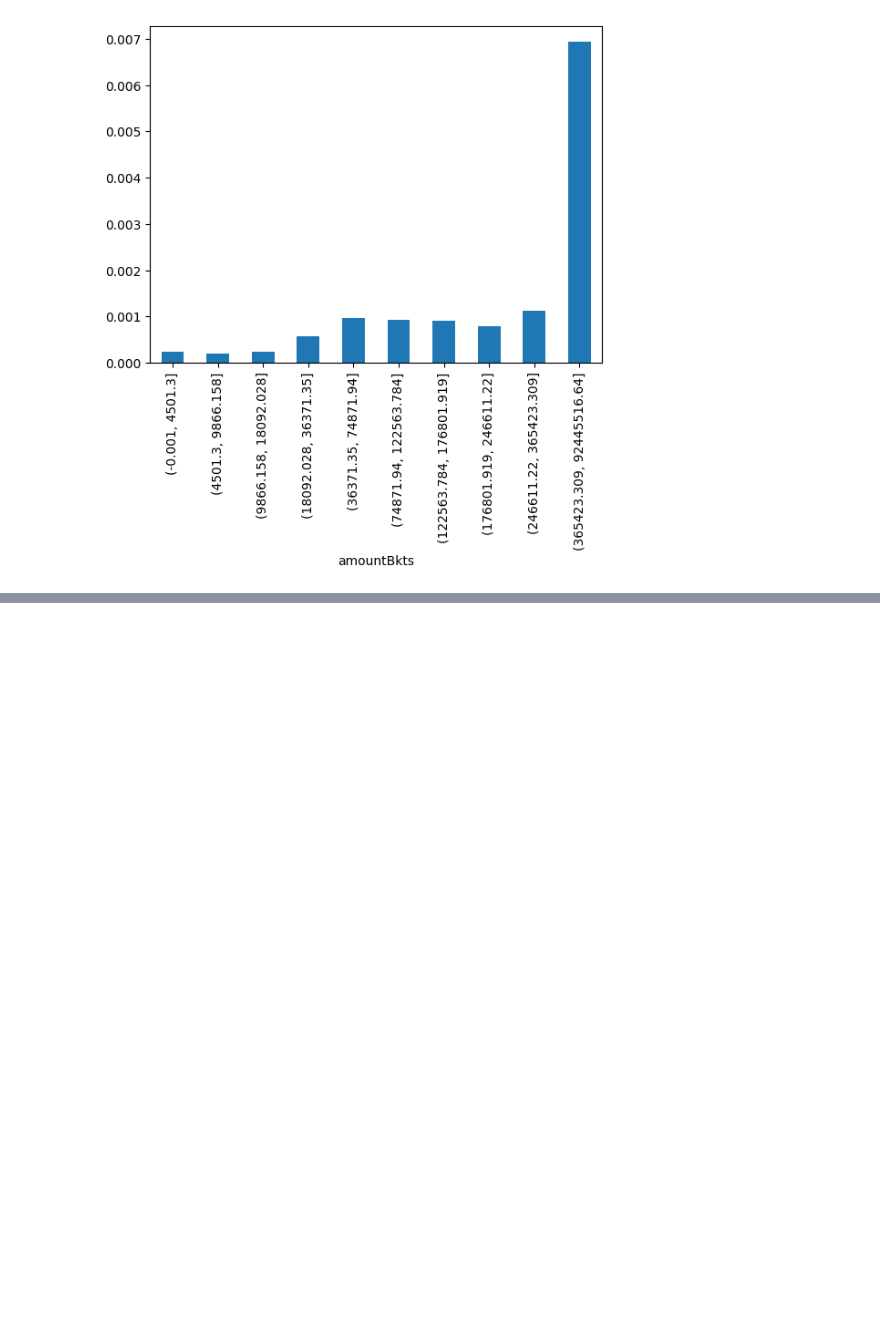
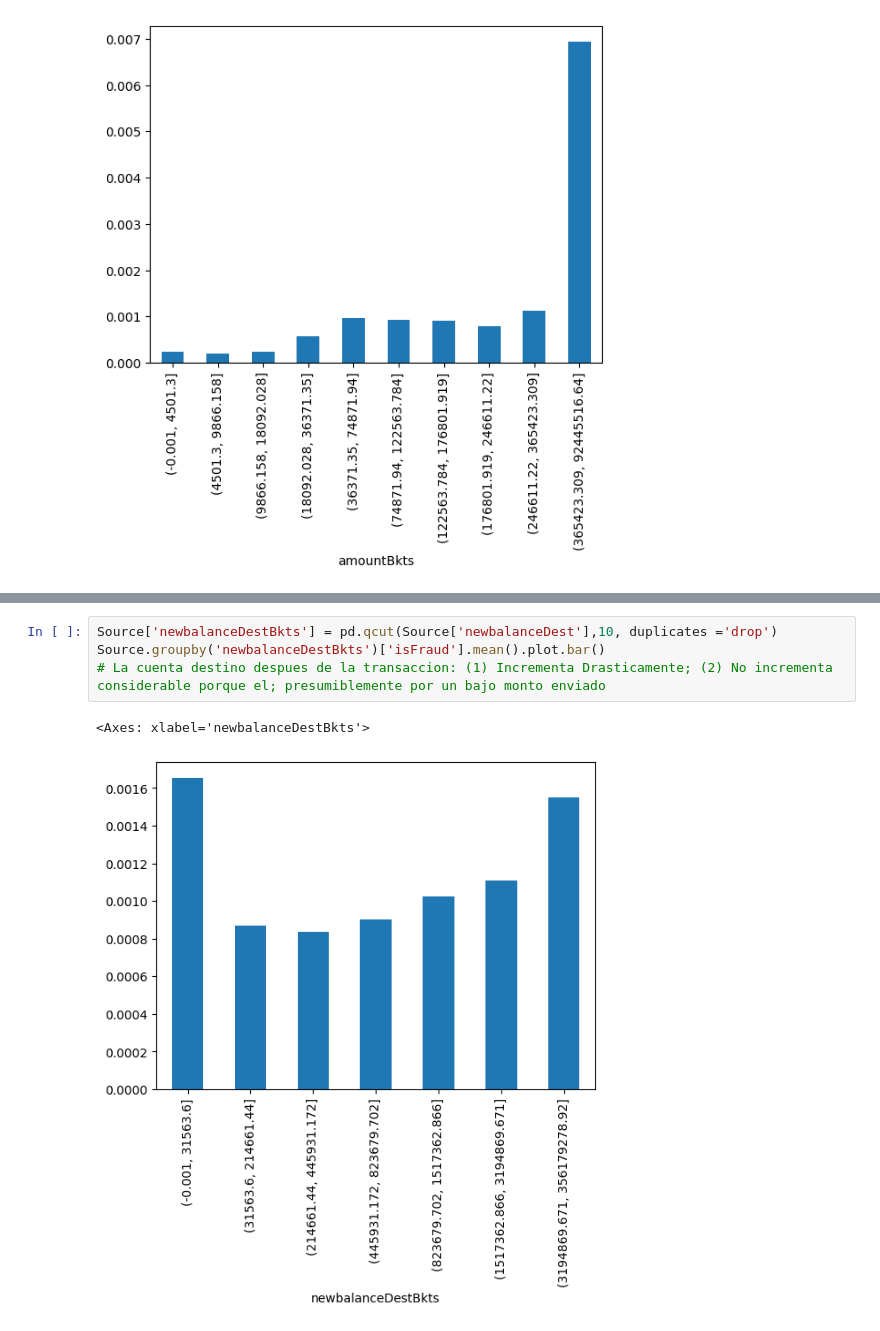
Before and after one commit to Capaquira/projectsLivreLow-code, a Jupyter notebook: FraudeBancario.ipynb, the cells around one changed output, grey strips where cells are left out. Cells and saved outputs as stored; diff of their text form; blank space fills up the shorter version.

```diff
--- a/FraudeBancario.ipynb
+++ b/FraudeBancario.ipynb
@@ -150,0 +166,7 @@ Source.groupby('oldbalanceOrgBkts')['isFraud'].mean().plot.bar()
+# %%
+Source['newbalanceDestBkts'] = pd.qcut(Source['newbalanceDest'],10, duplicates ='drop')
+Source.groupby('newbalanceDestBkts')['isFraud'].mean().plot.bar()
+# La cuenta destino despues de la transaccion: (1) Incrementa Drasticamente; (2) No incrementa considerable porque el; presumiblemente por un bajo monto enviado
+# %% [output]
+<Axes: xlabel='newbalanceDestBkts'>
+[figure, added]
```
Also changed, not shown: parts of 10 cells of this notebook.
